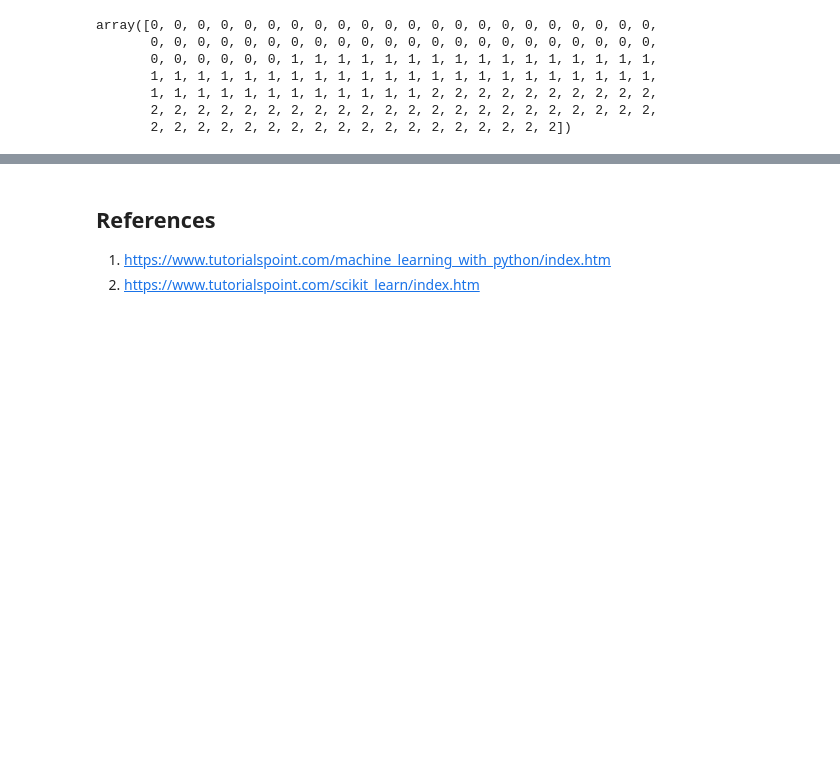
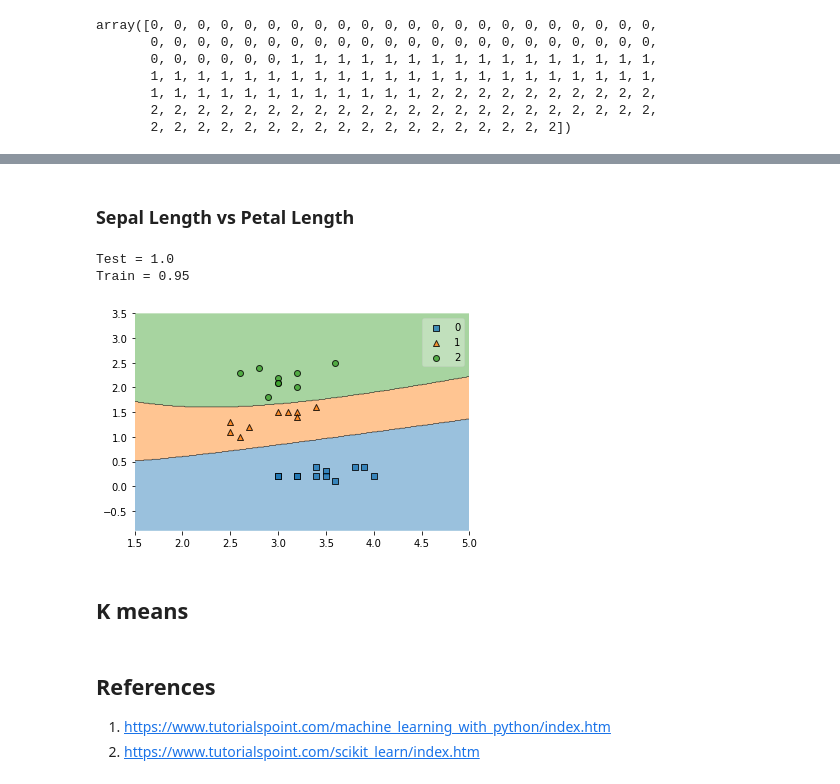
Before and after one commit to ShanePAustin/machine-learning-and-statistics, a Jupyter notebook: scikit-learn.ipynb, the cells around one changed output, grey strips where cells are left out. Saved outputs shown, nothing was run; the diff lists cells and outputs as text; code cells hidden in the pictures; blank space fills up the shorter version.

```diff
--- a/scikit-learn.ipynb
+++ b/scikit-learn.ipynb
@@ -357,0 +361,11 @@ sns.heatmap(cm, annot=True)
+# %% [markdown]
+### Sepal Length vs Petal Length
+# %%
+kernel = 'poly'
+SVM(SepalWidth,PetalWidth,kernel)
+# %% [output]
+Test = 1.0
+Train = 0.95
+[figure, added]
+# %% [markdown]
+## K means
```
Also changed, not shown: parts of 29 cells of this notebook.
